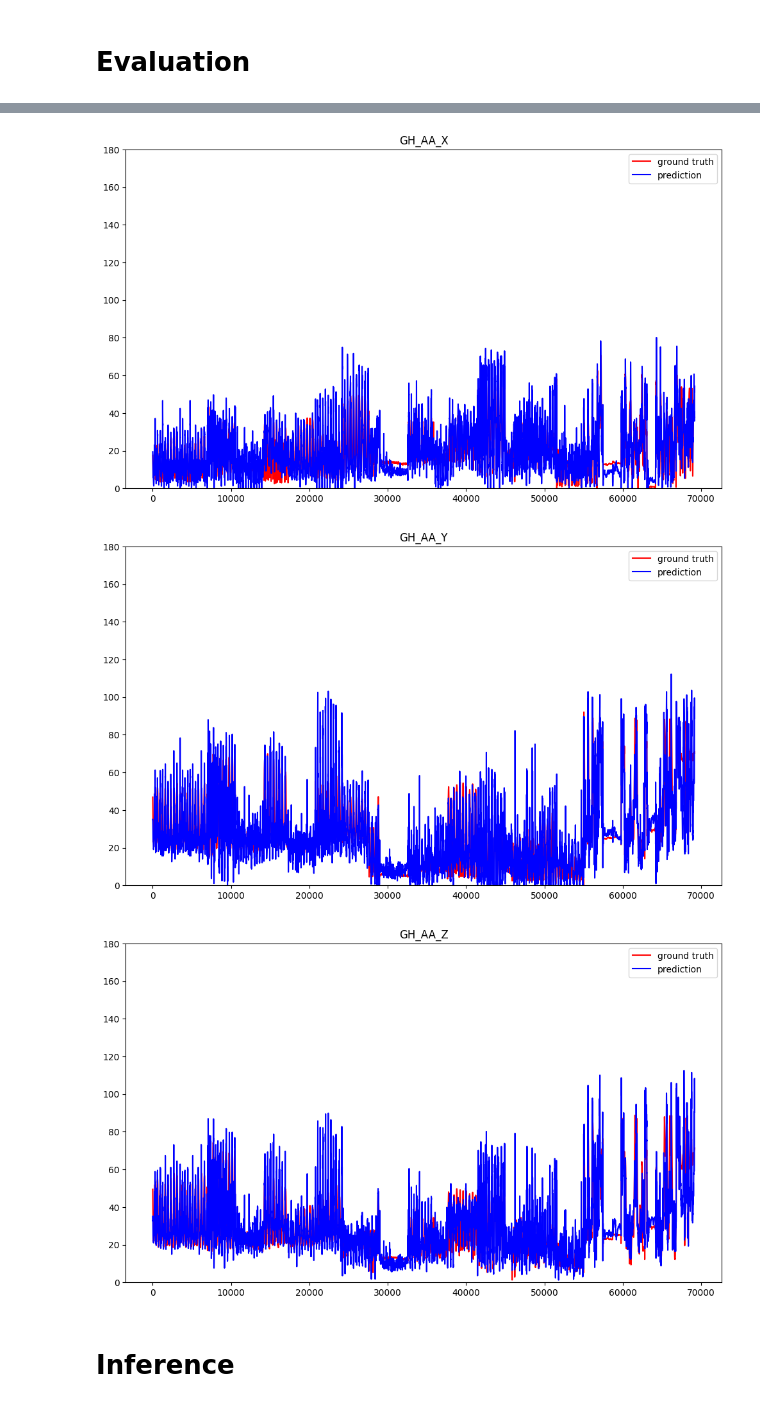
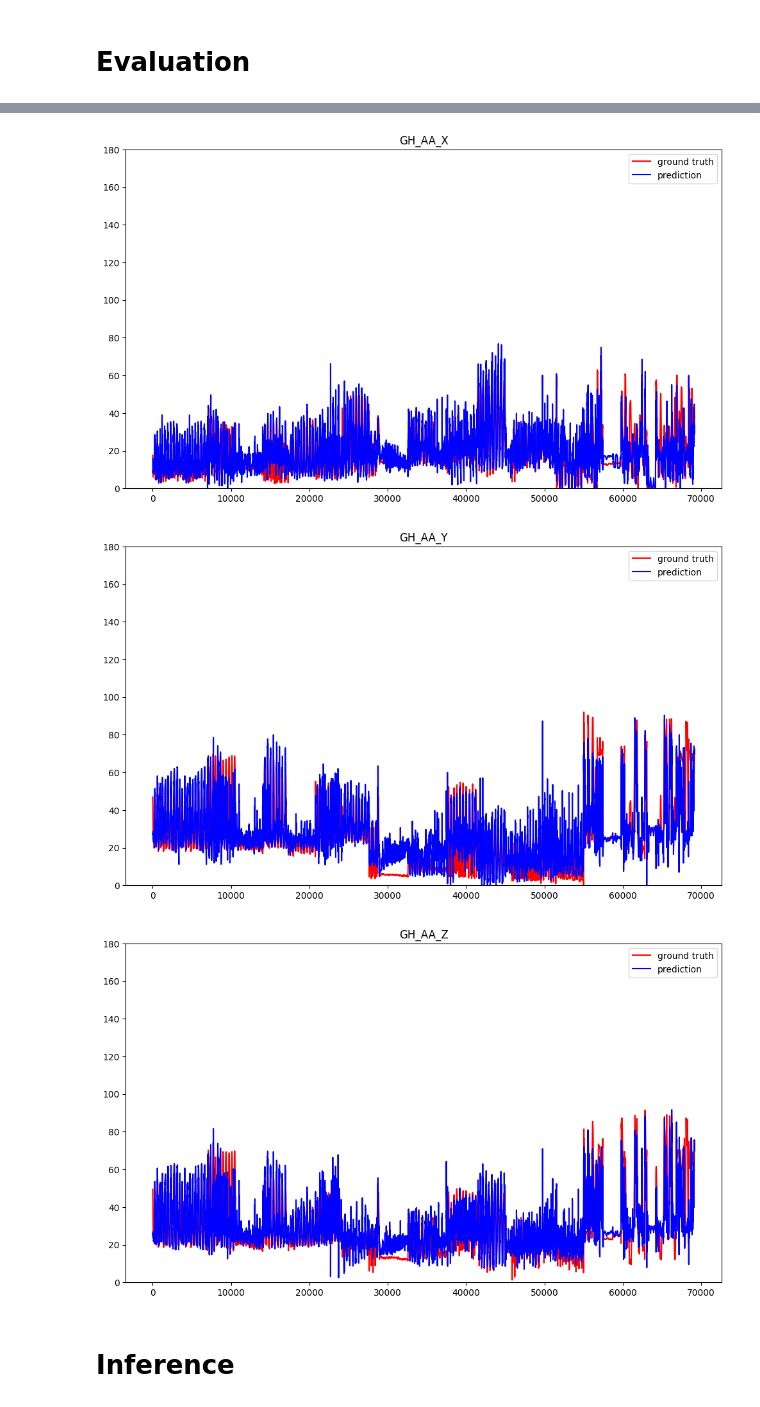
Before and after one commit to CSUHYD/ShoulderSensor, a Jupyter notebook: attention.ipynb, the cells around one changed output, grey strips where cells are left out. Drawn from its saved outputs; the diff is of its cells as text; code cells hidden in the pictures.

Commit message:
train CTAttention
ready to develop AttentionLSTM

```diff
--- a/attention.ipynb
+++ b/attention.ipynb
@@ -438,7 +489,7 @@ def parse_args():
     "valid_steps": 2000,
     "warmup_steps": 1000,
     "save_steps": 10000,
-    "total_steps": 100000,
+    "total_steps": 1000000,
     }
 
     return config
@@ -535,7 +603,7 @@ def parse_args():
     """arguments"""
     config = {
     "data_dir": "./data/trainset/",
-    "model_path": "./model/channel_temporal_attention-2021-09-07-17-59.ckpt",
+    "model_path": "./model/channel_temporal_attention-2021-09-08-11-31.ckpt",
     "output_path": "./result/output.csv",
     "window_length": 32,
     "d_channel": 128,
@@ -636,6 +704,6 @@ RMSE loss: 8.43775144110343
-[figure, old version]
+[figure, new version]
-[figure, old version]
+[figure, new version]
-[figure, old version]
+[figure, new version]
 # %% [markdown]
 # Inference
 # %%
```
Also changed, not shown: parts of 3 cells of this notebook, 10 other files.
